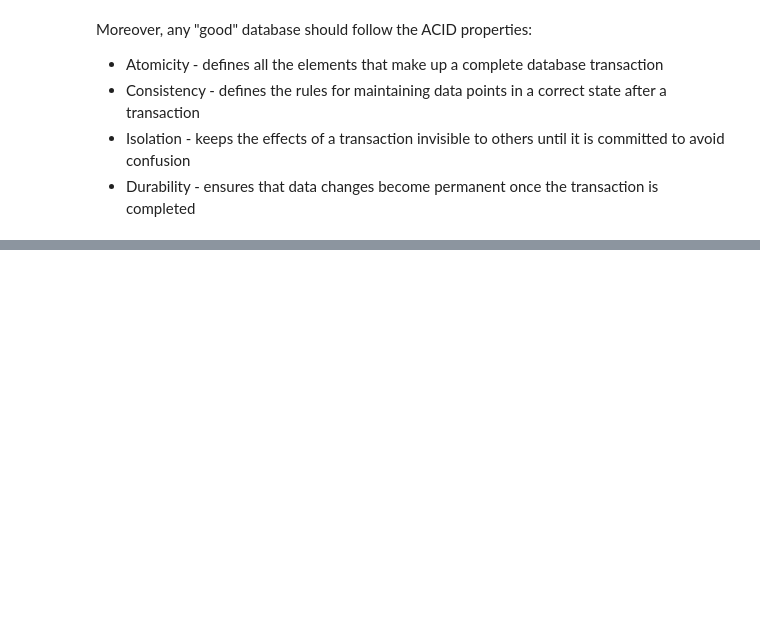
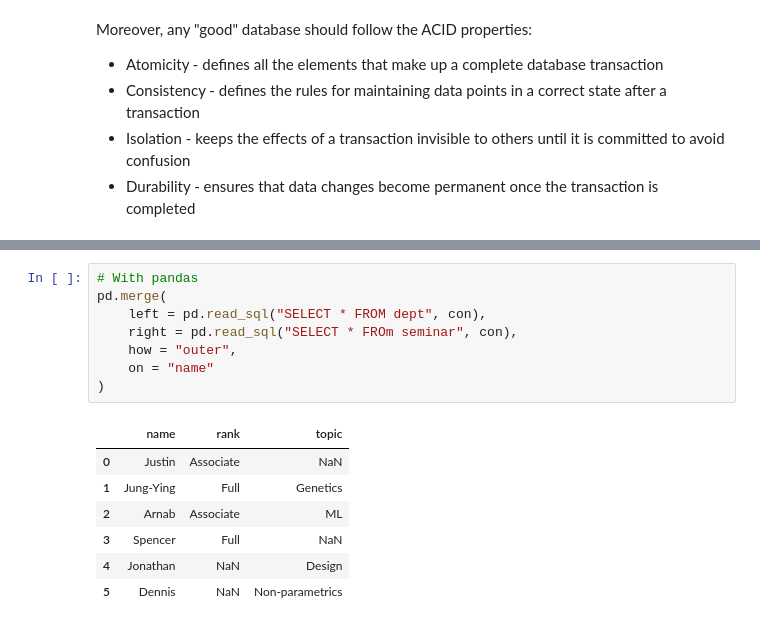
Before and after one commit to scimaksim/Python_graduate_coursework, a Jupyter notebook: Topic_2_notes.ipynb, the cells around one changed output, grey strips where cells are left out. Drawn from its saved outputs; the diff is of its cells as text; blank space fills up the shorter version.

```diff
--- a/Topic_2_notes.ipynb
+++ b/Topic_2_notes.ipynb
@@ -180,0 +324,16 @@ Moreover, any "good" database should follow the ACID properties:
+# %%
+# With pandas
+pd.merge(
+    left = pd.read_sql("SELECT * FROM dept", con),
+    right = pd.read_sql("SELECT * FROm seminar", con),
+    how = "outer",
+    on = "name"
+)
+# %% [output]
+|  | name | rank | topic |
+| 0 | Justin | Associate | NaN |
+| 1 | Jung-Ying | Full | Genetics |
+| 2 | Arnab | Associate | ML |
+| 3 | Spencer | Full | NaN |
+| 4 | Jonathan | NaN | Design |
+| 5 | Dennis | NaN | Non-parametrics |
```
Also changed, not shown: parts of 19 cells of this notebook, 1 other file.
